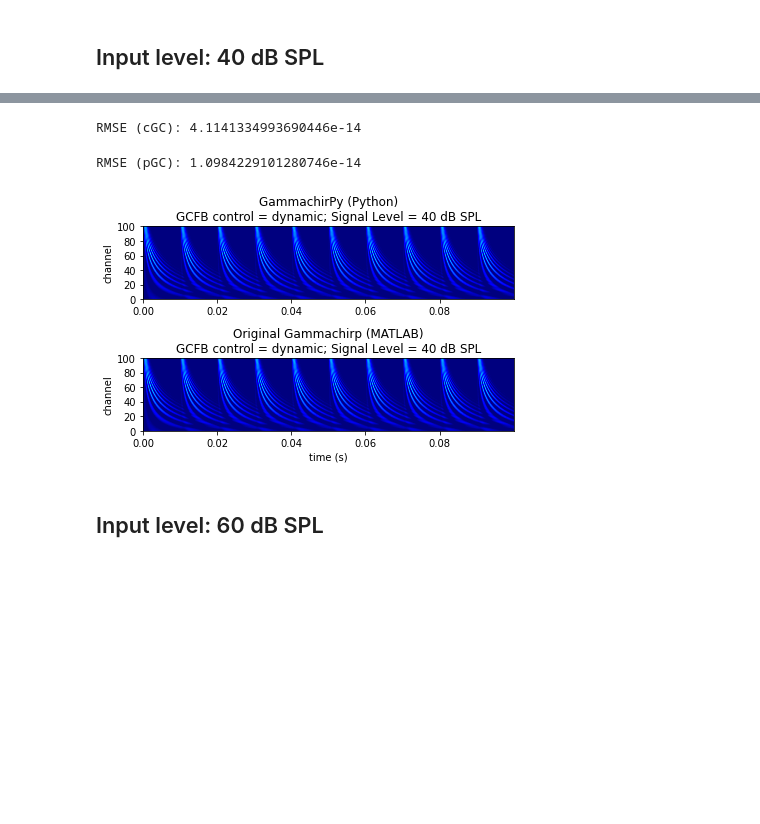
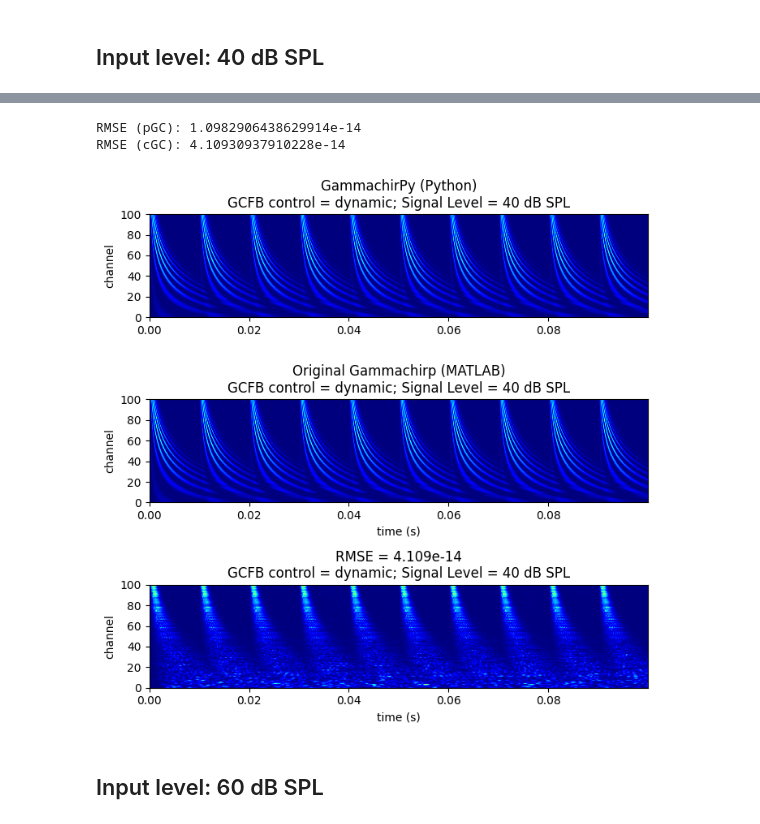
Before and after one commit to kyama0321/gammachirpy, a Jupyter notebook: gcfb_v211/demo_gcfb_v211_pulse.ipynb, the cells around one changed output, grey strips where cells are left out. Saved outputs shown, nothing was run; the diff lists cells and outputs as text; code cells hidden in the pictures; blank space fills up the shorter version.

```diff
--- a/gcfb_v211/demo_gcfb_v211_pulse.ipynb
+++ b/gcfb_v211/demo_gcfb_v211_pulse.ipynb
@@ -90,45 +90,58 @@ Dynamic Compressive-Gammachirp: Time 100.0 (ms) / 100.0 (ms). elapsed time = 8.3
 # %%
 # load original outputs
-name_file = f"./original/GCFBv211_GCout_{gc_param.ctrl}_{dbspl}dBSPL.mat"
+name_file = f"./original/GCFBv211_GCout_{gc_param.ctrl}_pulse_{gc_param.out_mid_crct}_{dbspl}dBSPL.mat"
 gc_out_org = sio.loadmat(name_file)
+gc_out_org = gc_out_org['GCout']
+
+# pGCout
+pgc_out_org = gc_out_org['pGCout'][0][0]
+rmse = utils.rms(pgc_out_org - pgc_out)
+print(f'RMSE (pGC): {rmse}')
+
+# cGCout
+cgc_out_org = gc_out_org['cGCout'][0][0]
+rmse = utils.rms(cgc_out_org - cgc_out)
+print(f'RMSE (cGC): {rmse}')
+# %% [output]
+RMSE (pGC): 1.0982906438629914e-14
+RMSE (cGC): 4.10930937910228e-14
-# %%
-# cGCout
-cgc_out_org = gc_out_org['cGCout']
-rmse = utils.rms(cgc_out_org - cgc_out)
-print(f'RMSE (cGC): {rmse}')
-# %% [output]
-RMSE (cGC): 4.1141334993690446e-14
-# %%
-# pGCout
-pgc_out_org = gc_out_org['pGCout']
-rmse = utils.rms(pgc_out_org - pgc_out)
-print(f'RMSE (pGC): {rmse}')
-# %% [output]
-RMSE (pGC): 1.0984229101280746e-14
 # %%
+plt.rcParams['figure.figsize'] = (7, 7)
+
 # GammachirPy (Python)
-ax = plt.subplot(2, 1, 1)
+ax = plt.subplot(3, 1, 1)
 plt.imshow(np.maximum(cgc_out, 0), \
     extent=[min(t), max(t), 0, 100], aspect='auto', origin='lower', cmap='jet')
 ax.set_title("GammachirPy (Python)\n" \
                + f"GCFB control = {gc_param.ctrl}; Signal Level = {dbspl} dB SPL")
 ax.set_yticks([0, 20, 40, 60, 80, 100])
 ax.set_ylabel("channel")
 
 # Original Gammachirp (MATLAB)
-ax = plt.subplot(2, 1, 2)
+ax = plt.subplot(3, 1, 2)
 plt.imshow(np.maximum(cgc_out_org, 0), \
     extent=[min(t), max(t), 0, 100], aspect='auto', origin='lower', cmap='jet')
 ax.set_title(f"Original Gammachirp (MATLAB)\n" \
                + f"GCFB control = {gc_param.ctrl}; Signal Level = {dbspl} dB SPL")
 ax.set_yticks([0, 20, 40, 60, 80, 100])
 ax.set_xlabel("time (s)")
 ax.set_ylabel("channel")
 
+# RMSE
+ax = plt.subplot(3, 1, 3)
+error = np.sqrt((cgc_out_org - cgc_out)**2)
+plt.imshow(np.maximum(error, 0), \
+    extent=[min(t), max(t), 0, 100], aspect='auto', origin='lower', cmap='jet')
+ax.set_title(f"RMSE = {rmse:.3e}\n" \
+               + f"GCFB control = {gc_param.ctrl}; Signal Level = {dbspl} dB SPL")
+ax.set_yticks([0, 20, 40, 60, 80, 100])
+ax.set_xlabel("time (s)")
+ax.set_ylabel("channel")
+
 plt.tight_layout()
 plt.show()
 # %% [output]
-[figure, old version]
+[figure, new version]
 # %% [markdown]
 ## Input level: 60 dB SPL
 # %%
```
Also changed, not shown: parts of 12 cells of this notebook, 1 other file.
